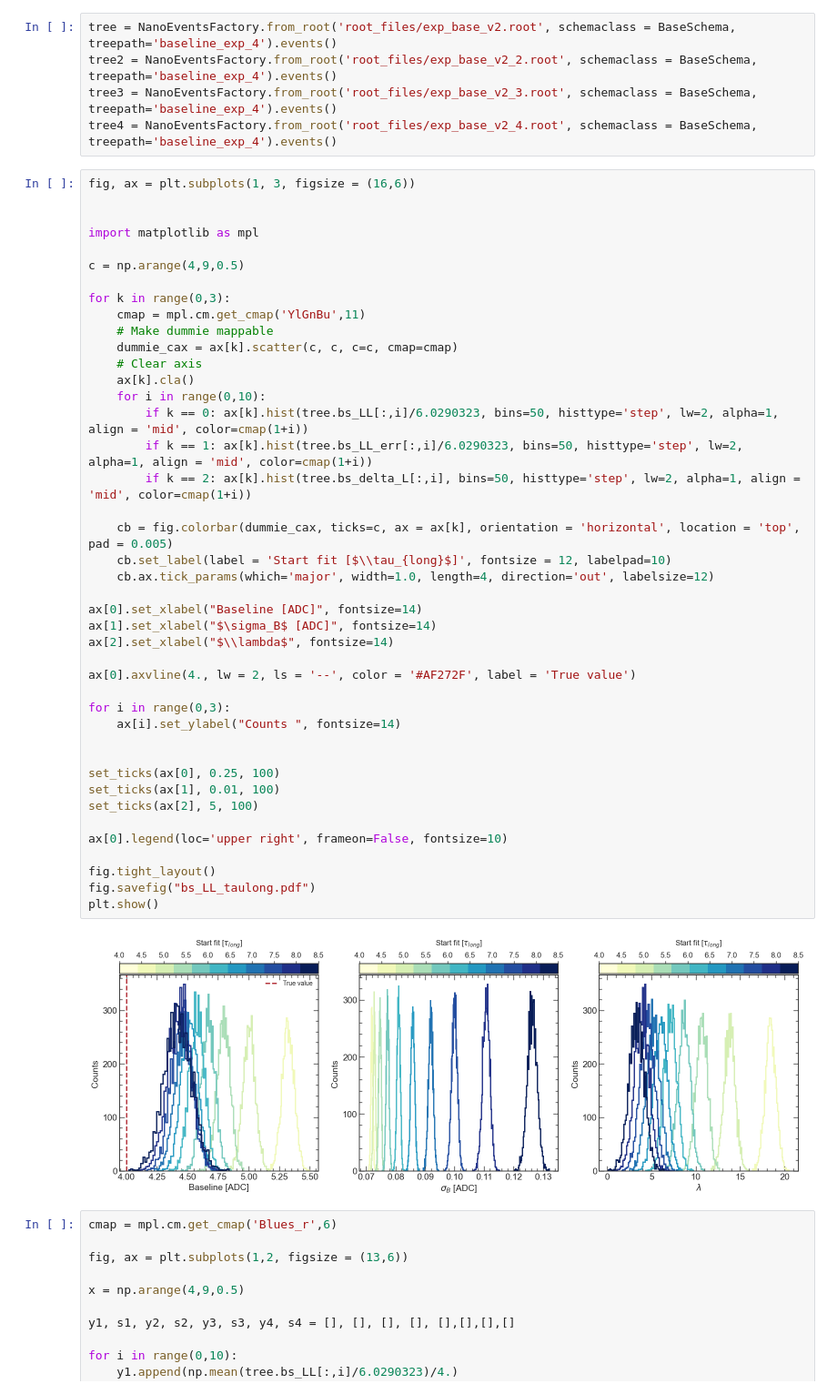
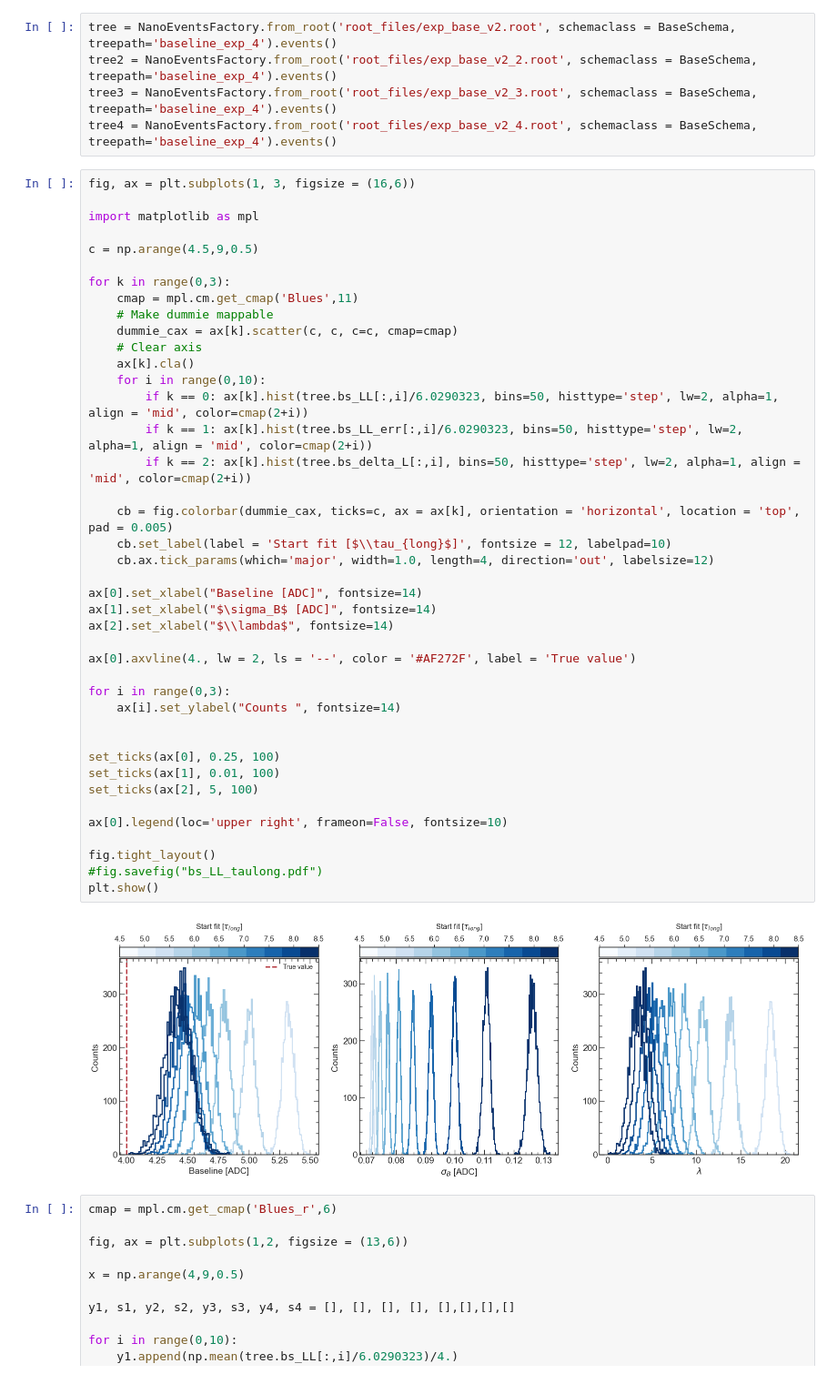
Before and after one commit to flycloud2010/MuonLifetime_lab, a Jupyter notebook: montecarlo/exp_base.ipynb, the cells around one changed output. Shown at 91% size. Drawn from its saved outputs; the diff is of its cells as text.

```diff
--- a/montecarlo/exp_base.ipynb
+++ b/montecarlo/exp_base.ipynb
@@ -96,47 +96,46 @@ tree4 = NanoEventsFactory.from_root('root_files/exp_base_v2_4.root', schemaclass
 # %%
 fig, ax = plt.subplots(1, 3, figsize = (16,6))
 
-
 import matplotlib as mpl
 
-c = np.arange(4,9,0.5)
+c = np.arange(4.5,9,0.5)
 
 for k in range(0,3):
-    cmap = mpl.cm.get_cmap('YlGnBu',11)
+    cmap = mpl.cm.get_cmap('Blues',11)
     # Make dummie mappable
     dummie_cax = ax[k].scatter(c, c, c=c, cmap=cmap)
     # Clear axis
     ax[k].cla()
     for i in range(0,10):
-        if k == 0: ax[k].hist(tree.bs_LL[:,i]/6.0290323, bins=50, histtype='step', lw=2, alpha=1, align = 'mid', color=cmap(1+i))
-        if k == 1: ax[k].hist(tree.bs_LL_err[:,i]/6.0290323, bins=50, histtype='step', lw=2, alpha=1, align = 'mid', color=cmap(1+i))
-        if k == 2: ax[k].hist(tree.bs_delta_L[:,i], bins=50, histtype='step', lw=2, alpha=1, align = 'mid', color=cmap(1+i))
+        if k == 0: ax[k].hist(tree.bs_LL[:,i]/6.0290323, bins=50, histtype='step', lw=2, alpha=1, align = 'mid', color=cmap(2+i))
+        if k == 1: ax[k].hist(tree.bs_LL_err[:,i]/6.0290323, bins=50, histtype='step', lw=2, alpha=1, align = 'mid', color=cmap(2+i))
+        if k == 2: ax[k].hist(tree.bs_delta_L[:,i], bins=50, histtype='step', lw=2, alpha=1, align = 'mid', color=cmap(2+i))
 
     cb = fig.colorbar(dummie_cax, ticks=c, ax = ax[k], orientation = 'horizontal', location = 'top', pad = 0.005)
     cb.set_label(label = 'Start fit [$\\tau_{long}$]', fontsize = 12, labelpad=10)
     cb.ax.tick_params(which='major', width=1.0, length=4, direction='out', labelsize=12)
 
 ax[0].set_xlabel("Baseline [ADC]", fontsize=14)
 ax[1].set_xlabel("$\sigma_B$ [ADC]", fontsize=14)
 ax[2].set_xlabel("$\\lambda$", fontsize=14)
 
 ax[0].axvline(4., lw = 2, ls = '--', color = '#AF272F', label = 'True value')
 
 for i in range(0,3):
     ax[i].set_ylabel("Counts ", fontsize=14)
 
 
 set_ticks(ax[0], 0.25, 100)
 set_ticks(ax[1], 0.01, 100)
 set_ticks(ax[2], 5, 100)
 
 ax[0].legend(loc='upper right', frameon=False, fontsize=10)
 
 fig.tight_layout()
-fig.savefig("bs_LL_taulong.pdf")
+#fig.savefig("bs_LL_taulong.pdf")
 plt.show()
 # %% [output]
-[figure, old version]
+[figure, new version]
 # %%
 cmap = mpl.cm.get_cmap('Blues_r',6)
 
```
Also changed, not shown: 2 other files.
